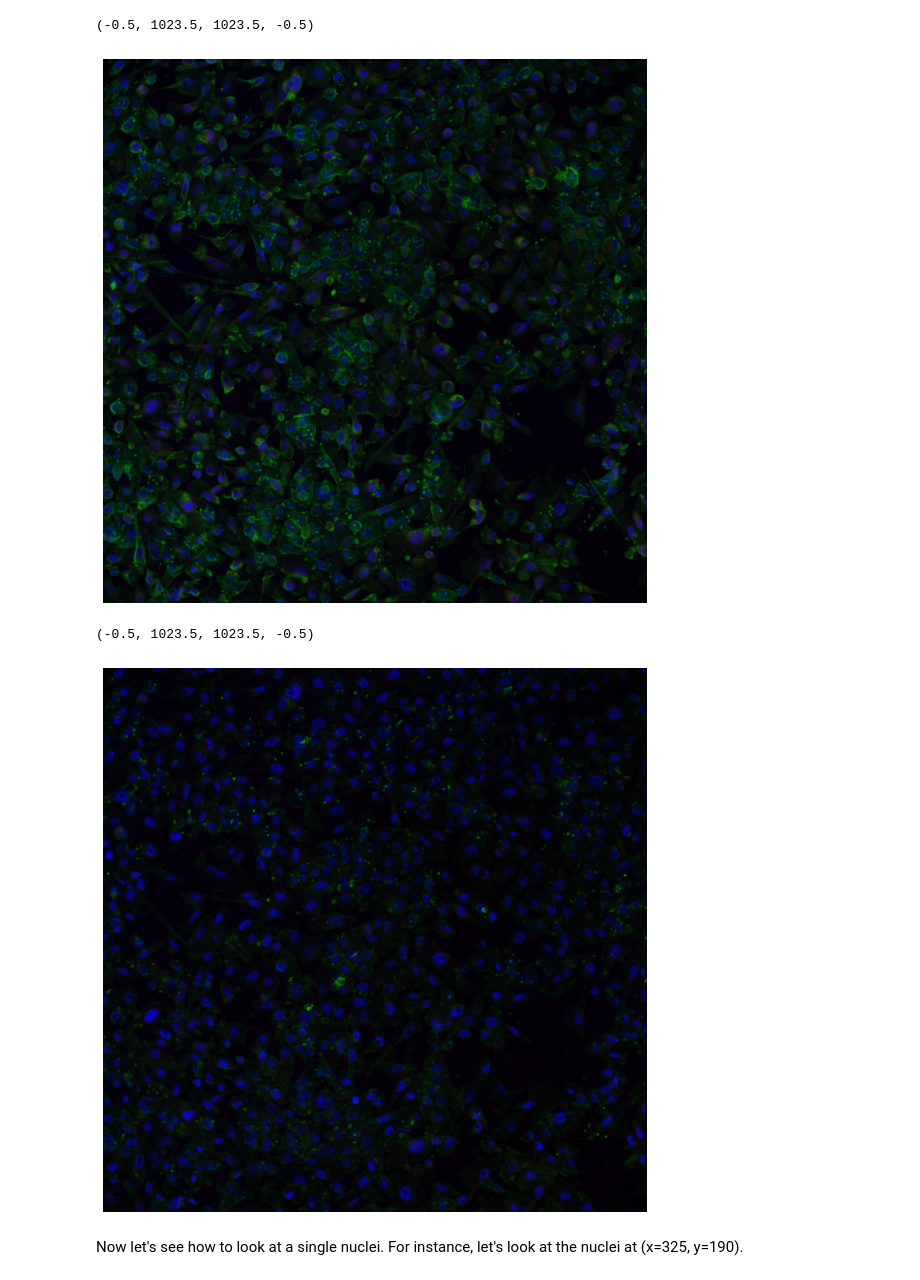
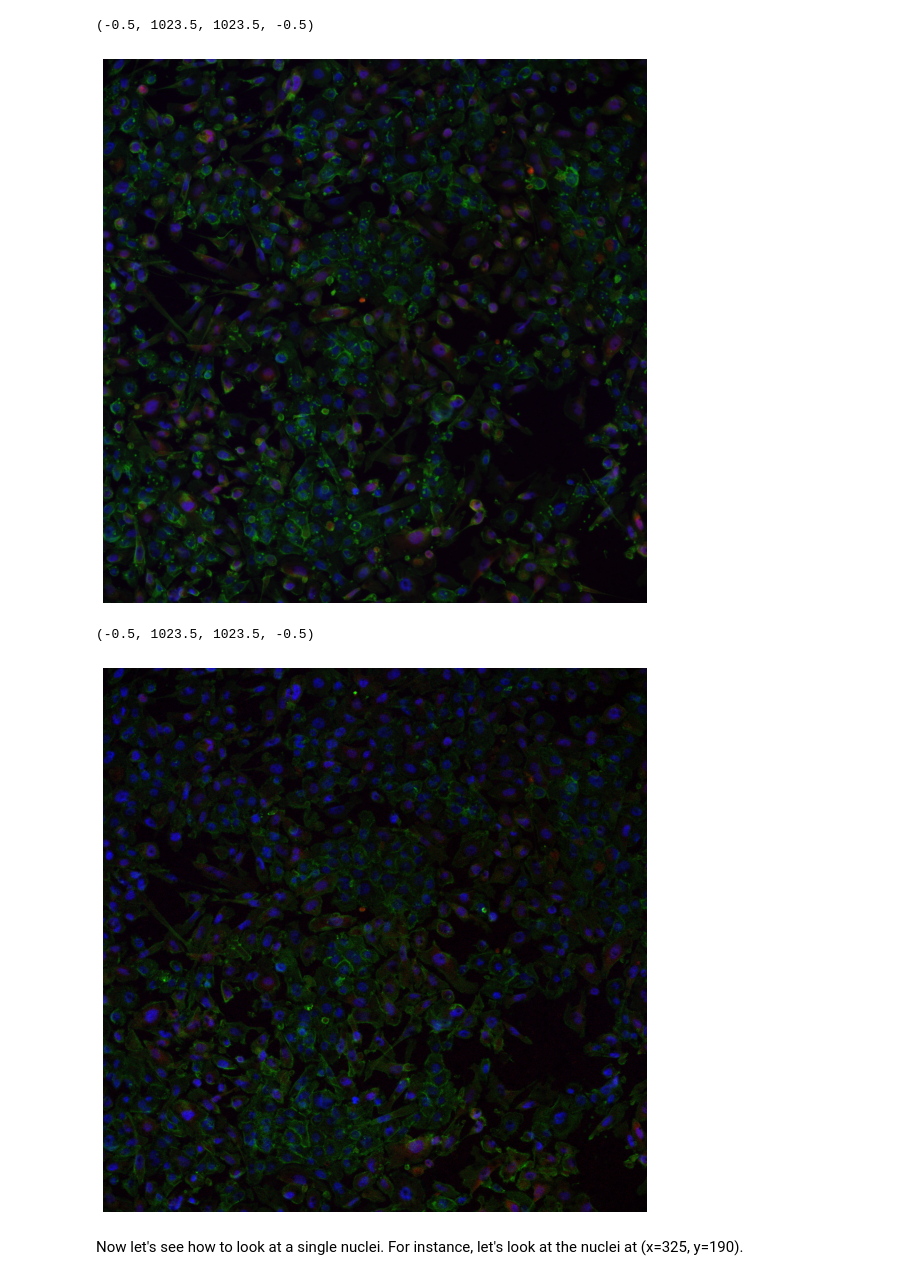
Before and after one commit to mr-sheg/PHS2223, a Jupyter notebook: Demo - confocal microscopy.ipynb, the cells around one changed output. Saved outputs shown, nothing was run; the diff lists cells and outputs as text; code cells hidden in the pictures.

```diff
--- a/Demo - confocal microscopy.ipynb
+++ b/Demo - confocal microscopy.ipynb
@@ -8,21 +8,26 @@ import h5py
 # %%
 def load_ims(fname):
-    '''
+    """
     This function loads the .ims imaris image of the leica confocal microscope.
-    '''
+    """
     # load .ims file into an h5py group
-    f = h5py.File(fname, 'r')
+    f = h5py.File(fname, "r")
 
     # Unpacking data into 3d images (one per channel)
-    im_cancer = np.array(f['DataSet/ResolutionLevel 0/TimePoint 0/Channel 0'].get('Data'))
-    im_cyto = np.array(f['DataSet/ResolutionLevel 0/TimePoint 0/Channel 1'].get('Data'))
-    im_bf = np.array(f['DataSet/ResolutionLevel 0/TimePoint 0/Channel 2'].get('Data'))
-    im_nuclei = np.array(f['DataSet/ResolutionLevel 0/TimePoint 0/Channel 3'].get('Data'))
+    im_cancer = np.array(
+        f["DataSet/ResolutionLevel 0/TimePoint 0/Channel 0"].get("Data")
+    )
+    im_cyto = np.array(f["DataSet/ResolutionLevel 0/TimePoint 0/Channel 1"].get("Data"))
+    im_bf = np.array(f["DataSet/ResolutionLevel 0/TimePoint 0/Channel 2"].get("Data"))
+    im_nuclei = np.array(
+        f["DataSet/ResolutionLevel 0/TimePoint 0/Channel 3"].get("Data")
+    )
 
     # Repacks data into a 4d image
     im4d = np.array([im_cancer, im_cyto, im_nuclei, im_bf])
 
     return im4d
 
+
 # loading the leica data
-im4d = load_ims('data/leica_prostate_cell_scan.ims')
+im4d = load_ims("data/leica_prostate_cell_scan.ims")
@@ -29,28 +40,28 @@ im4d = load_ims('data/leica_prostate_cell_scan.ims')
 # %%
-imr = im4d[0, :,:,:].sum(axis=0)
-img = im4d[1, :,:,:].sum(axis=0)
-imb = im4d[2, :,:,:].sum(axis=0)
-im = np.stack([imr,img,imb], axis=2)
+imr = 2 * im4d[0, :, :, :].sum(axis=0)
+img = im4d[1, :, :, :].sum(axis=0)
+imb = im4d[2, :, :, :].sum(axis=0)
+im = np.stack([imr, img, imb], axis=2)
 
-plt.figure(figsize=[10,10])
-plt.imshow(im/im.max())
-plt.axis('off')
+plt.figure(figsize=[10, 10])
+plt.imshow(im / im.max())
+plt.axis("off")
 # %% [output]
 (-0.5, 1023.5, 1023.5, -0.5)
-[figure, old version]
+[figure, new version]
 # %%
-zslice = 5
-imr = im4d[0, zslice,:,:]
-img = im4d[1, zslice,:,:]
-imb = im4d[2, zslice,:,:]
-im = np.stack([imr,img,imb], axis=2)
+zslice = 6
+imr = 2 * im4d[0, zslice, :, :]
+img = im4d[1, zslice, :, :]
+imb = im4d[2, zslice, :, :]
+im = np.stack([imr, img, imb], axis=2)
 
-plt.figure(figsize=[10,10])
-plt.imshow(im/im.max())
-plt.axis('off')
+plt.figure(figsize=[10, 10])
+plt.imshow(im / im.max())
+plt.axis("off")
 # %% [output]
 (-0.5, 1023.5, 1023.5, -0.5)
-[figure, old version]
+[figure, new version]
 # %% [markdown]
 Now let's see how to look at a single nuclei. For instance, let's look at the nuclei at (x=325, y=190).
 # %%
```
Also changed, not shown: parts of 7 cells of this notebook, 7 other files.
